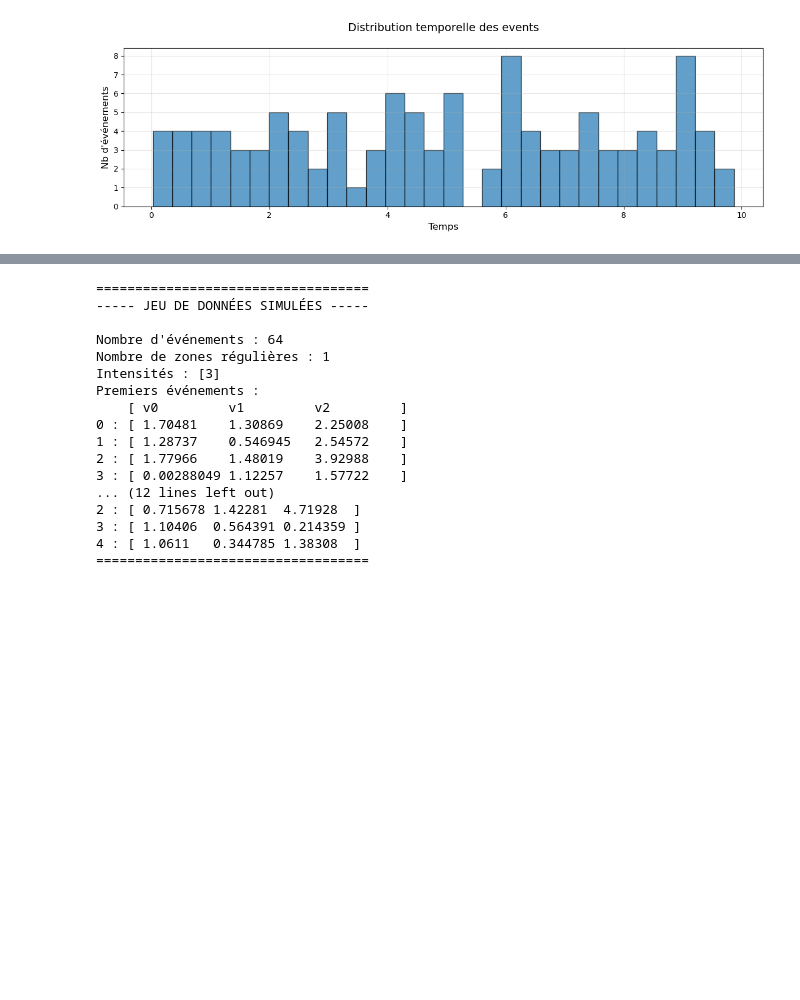
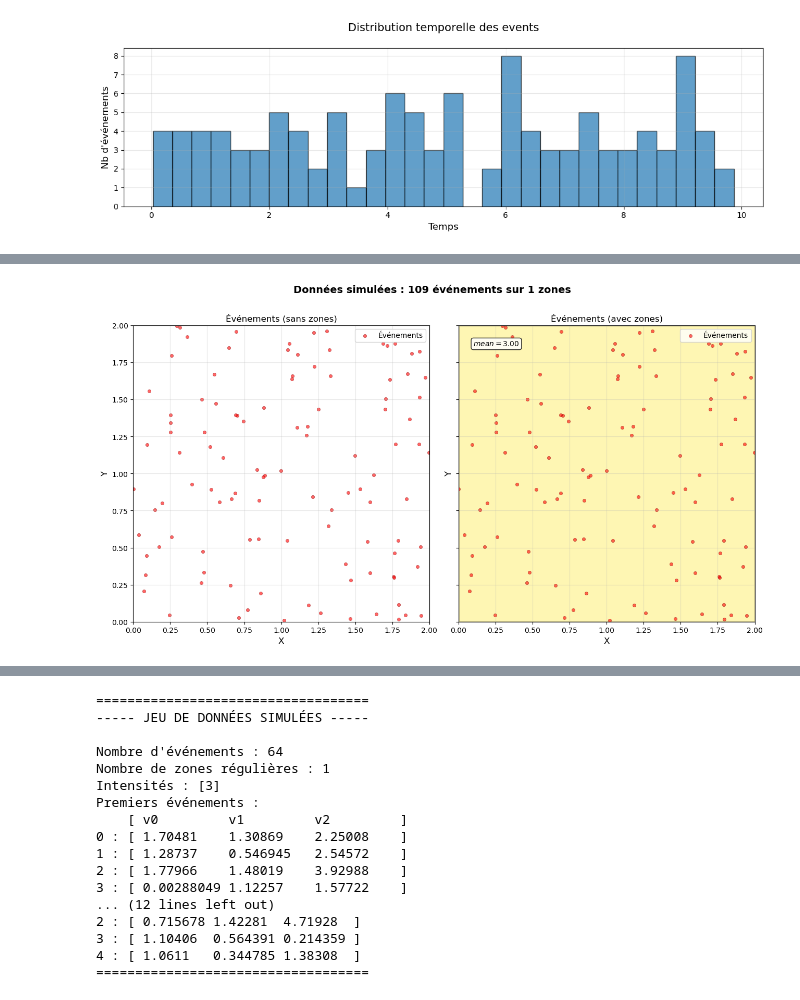
Before and after one commit to IbraSey/phdseydi, a Jupyter notebook: spatial_density_estimation/gp_spatial/brouillon_gp_spatial.ipynb, the cells around one changed output, grey strips where cells are left out. Cells and saved outputs as stored; diff of their text form; code cells hidden in the pictures; blank space fills up the shorter version.

```diff
--- a/spatial_density_estimation/gp_spatial/brouillon_gp_spatial.ipynb
+++ b/spatial_density_estimation/gp_spatial/brouillon_gp_spatial.ipynb
@@ -325,7 +325,7 @@ class SGCP_GibbsSampler:
         nu,
         a_mu,
         b_mu,
-        jitter=1e-6,
+        jitter=1e-5,
         rng_seed=None,
     ):
         self.X_bounds = tuple(X_bounds)
@@ -1260,0 +1105,89 @@ eps_hat     = [-1.31238479  2.1642592   1.22944429]
+# %%
+X_bounds=(0.0, 2.0)
+Y_bounds=(0.0, 2.0)
+T=10.0
+nu=[2.5, 0.15, 0.15]
+n_iter=1000
+burn_in=0.3
+seed = 1
+
+# 1) Génération des données
+X, zones, Xb, Yb, T_sim, mus_vec = generate_data(
+    X_bounds=X_bounds,
+    Y_bounds=Y_bounds,
+    T=T,
+    n_cols=1,
+    n_rows=1,
+    mus=3.0,
+    rng_seed=seed)
+
+plot_poisson_zones_data(
+    X=X,
+    zones=zones,
+    mus_vec=mus_vec,
+    X_bounds=Xb,
+    Y_bounds=Yb,
+    title_prefix="Données simulées",
+    show_time_hist=False
+)
+
+X2, zones2, Xb2, Yb2, T_sim2, mus_vec2 = generate_data(
+    X_bounds=X_bounds,
+    Y_bounds=Y_bounds,
+    T=T,
+    n_cols=3,
+    n_rows=1,
+    mus=(1.5, 3.0, 2.8),
+    rng_seed=seed);
+
+# 2) Areas
+Areas = [(poly, 0.0) for poly in zones]
+
+# 3) Gibbs
+sampler = SGCP_GibbsSampler(
+    X_bounds=Xb,
+    Y_bounds=Yb,
+    T=T_sim,
+    Areas=Areas,
+    nu=nu,
+    a_mu=1.0,
+    b_mu=1.0,
+    jitter=1e-5,
+    rng_seed=seed
+)
+
+N = X.getSize()
+x_pt = ot.Point([float(X[i, 0]) for i in range(N)])
+y_pt = ot.Point([float(X[i, 1]) for i in range(N)])
+t_pt = ot.Point([float(X[i, 2]) for i in range(N)])
+eps_init = ot.Point([0.0] * sampler.J)
+mu_init = float(max(np.asarray(mus_vec, dtype=float)))
+
+results = sampler.run(
+    t=t_pt,
+    x=x_pt,
+    y=y_pt,
+    eps_init=eps_init,
+    mu_init=mu_init,
+    n_iter=n_iter,
+    verbose=True,
+    verbose_every=100
+)
+
+# 4) Posterior summary
+post = sampler.posterior_summary(results, burn_in=burn_in)
+print("\n--- Posterior summary ---")
+print(f"mutilde_hat = {post['mutilde_hat']}")
+print(f"eps_hat     = {np.asarray(post['eps_hat'])}")
+
+# 7) Posterior intensity plot
+out = sampler.plot_posterior_intensity(
+    x=np.asarray(x_pt, dtype=float),
+    y=np.asarray(y_pt, dtype=float),
+    t=np.asarray(t_pt, dtype=float),
+    results=results,
+    nx=80,
+    ny=80,
+    burn_in=burn_in
+)
+# %% [output]
@@ -1260,0 +1208 @@ eps_hat     = [-1.31238479  2.1642592   1.22944429]
+[figure, added]
```
Also changed, not shown: parts of 4 cells of this notebook, 1 other file.
